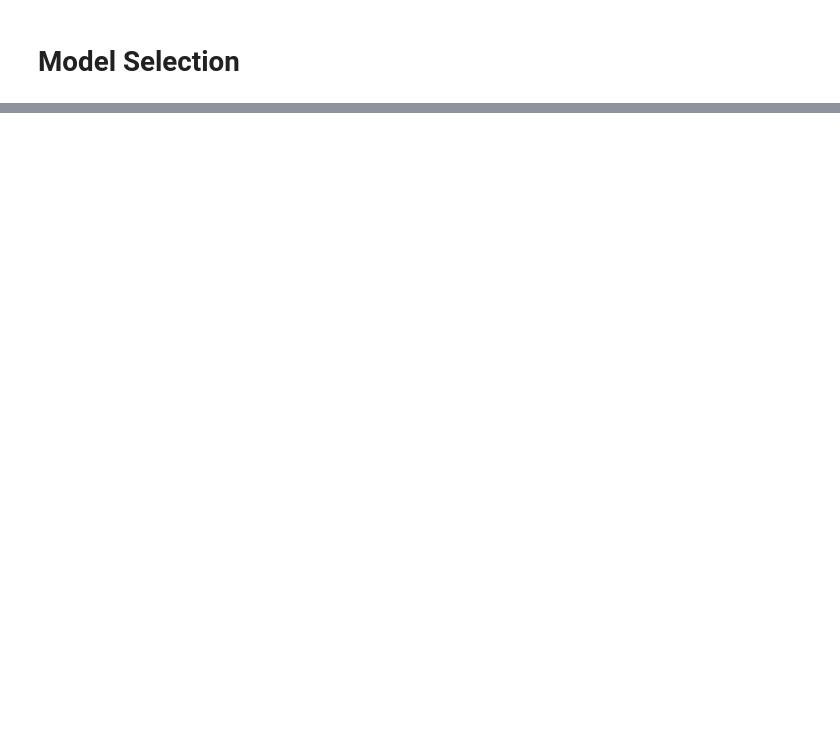
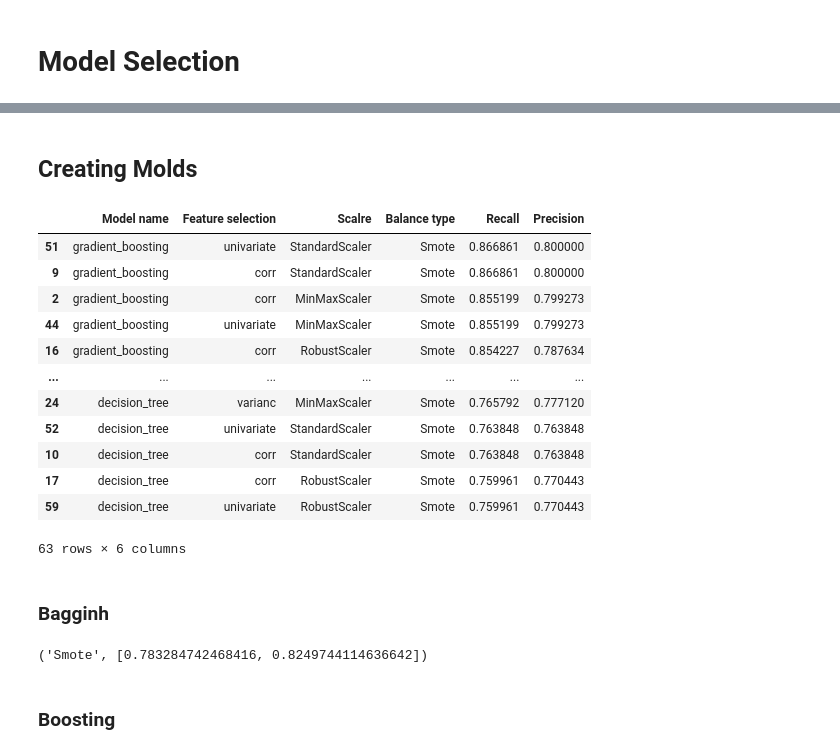
Before and after one commit to MahmoodAbdali79/Telco-Customer-Churn, a Jupyter notebook: Telecom_Churn_Model.ipynb, the cells around one changed output, grey strips where cells are left out. Drawn from its saved outputs; the diff is of its cells as text; code cells hidden in the pictures; blank space fills up the shorter version.

```diff
--- a/Telecom_Churn_Model.ipynb
+++ b/Telecom_Churn_Model.ipynb
@@ -219,0 +284,2 @@ plt.show()
+# %% [markdown]
+## Creating Molds
@@ -219,0 +298,76 @@ plt.show()
+# %%
+feature_selection = ['corr','varianc','univariate']
+
+scalers = ['MinMaxScaler','StandardScaler','RobustScaler']
+
+Models = {}
+Models = {
+    'svm_kernel': SVC(kernel='rbf', random_state=42),
+    'random_forest': RandomForestClassifier(random_state=42),
+    # 'neural_network': MLPClassifier(random_state=42),
+    'gradient_boosting': GradientBoostingClassifier(random_state=42),
+    'decision_tree': DecisionTreeClassifier(random_state=42),
+    'logistic_regression': LogisticRegression(random_state=42),
+    'naive_bayes': GaussianNB(),
+    'linear_svm': LinearSVC(random_state=42)
+}
+
+Modles_metrics = {}
+Modles_metrics = {'Model name': [],
+                  'Feature selection': [],
+                  'Scalre': [],
+                  'Balance type': [],
+                  'Recall': [],
+                  'Precision': [],
+
+                  }
+
+for fs in feature_selection:
+  X, Y = select_feature(df, fs)
+
+  for scale in scalers:
+    X = scale_feature(X, scale)
+
+    for name, model in Models.items():
+      Result = Test_model(X, Y, model)
+      Modles_metrics['Model name'].append(name)
+      Modles_metrics['Feature selection'].append(fs)
+      Modles_metrics['Scalre'].append(scale)
+      Modles_metrics['Balance type'].append(Result[0])
+      Modles_metrics['Recall'].append(Result[1][0])
+      Modles_metrics['Precision'].append(Result[1][1])
+
+Modles_metrics = pd.DataFrame(Modles_metrics).sort_values(by='Recall', ascending=False)
+# %%
+Modles_metrics
+# %% [output]
+|  | Model name | Feature selection | Scalre | Balance type | Recall | Precision |
+| 51 | gradient_boosting | univariate | StandardScaler | Smote | 0.866861 | 0.800000 |
+| 9 | gradient_boosting | corr | StandardScaler | Smote | 0.866861 | 0.800000 |
+| 2 | gradient_boosting | corr | MinMaxScaler | Smote | 0.855199 | 0.799273 |
+| 44 | gradient_boosting | univariate | MinMaxScaler | Smote | 0.855199 | 0.799273 |
+| 16 | gradient_boosting | corr | RobustScaler | Smote | 0.854227 | 0.787634 |
+| ... | ... | ... | ... | ... | ... | ... |
+| 24 | decision_tree | varianc | MinMaxScaler | Smote | 0.765792 | 0.777120 |
+| 52 | decision_tree | univariate | StandardScaler | Smote | 0.763848 | 0.763848 |
+| 10 | decision_tree | corr | StandardScaler | Smote | 0.763848 | 0.763848 |
+| 17 | decision_tree | corr | RobustScaler | Smote | 0.759961 | 0.770443 |
+| 59 | decision_tree | univariate | RobustScaler | Smote | 0.759961 | 0.770443 |
+63 rows × 6 columns
+# %% [markdown]
+### Bagginh
+# %%
+X, Y = select_feature(df, 'univariate')
+X = scale_feature(X, 'MinMaxScaler')
+
+# Initialize a base learner (e.g., Decision Tree classifier)
+base_learner = DecisionTreeClassifier(random_state=42)
+
+# Initialize the Bagging classifier
+bagging_clf = BaggingClassifier(estimator=base_learner, n_estimators=10, random_state=42)
+
+Test_model(X, Y, bagging_clf)
+# %% [output]
+('Smote', [0.783284742468416, 0.8249744114636642])
+# %% [markdown]
+### Boosting
```
Also changed, not shown: parts of 28 cells of this notebook.
